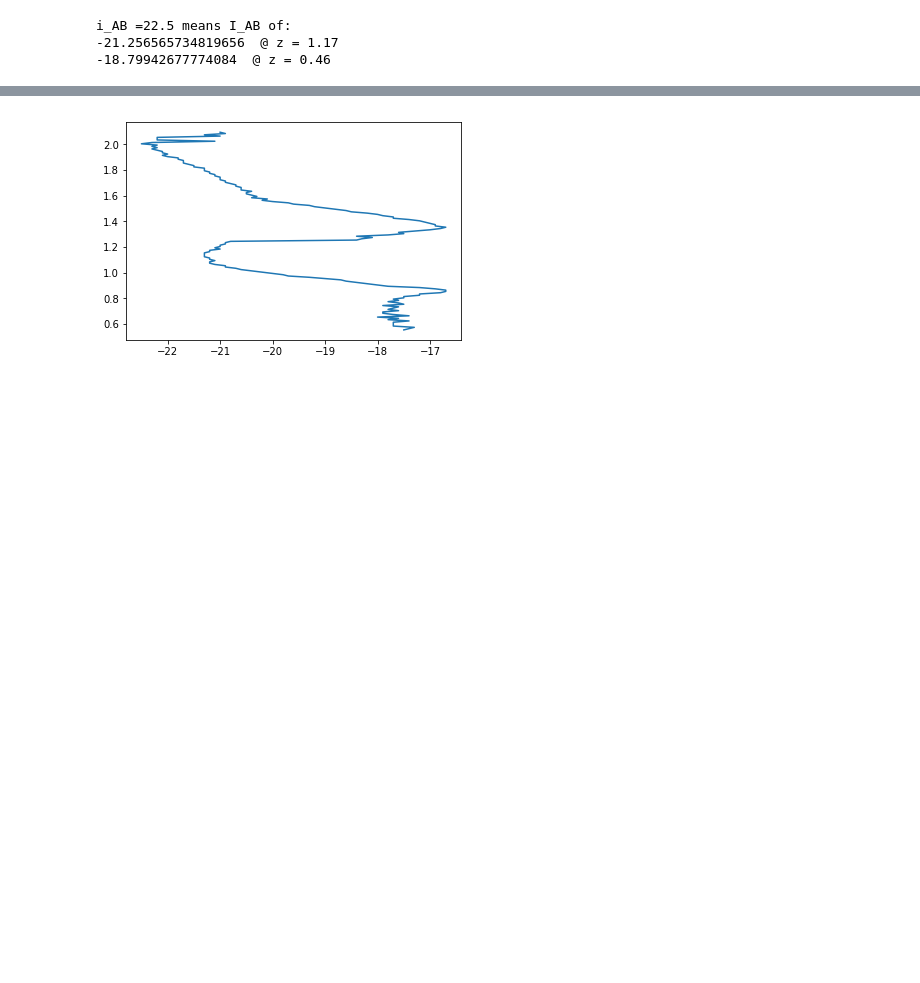
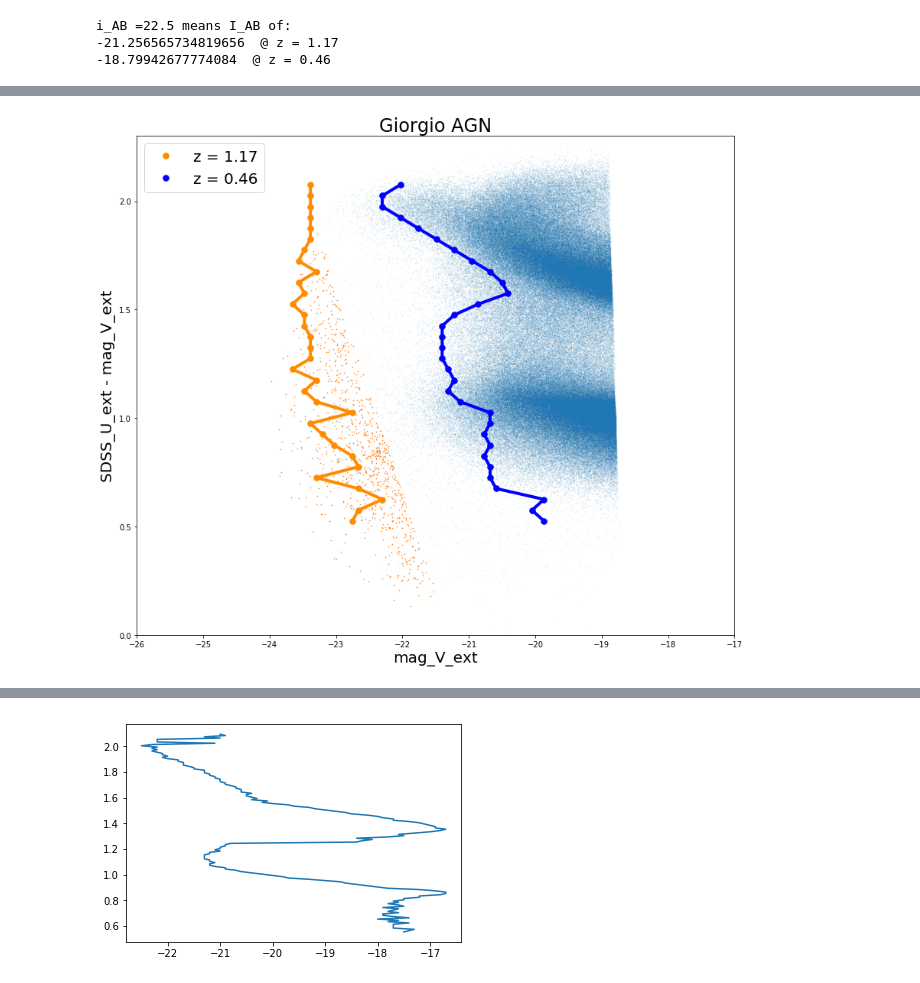
Before and after one commit to GiorgioManzoni/cosma_colmag, a Jupyter notebook: Plot_colour_magnitudes.ipynb, the cells around one changed output, grey strips where cells are left out. Drawn from its saved outputs; the diff is of its cells as text; code cells hidden in the pictures; blank space fills up the shorter version.

```diff
--- a/Plot_colour_magnitudes.ipynb
+++ b/Plot_colour_magnitudes.ipynb
@@ -401,0 +522,14 @@ print(len(v47_tot_feed))
+# %%
+colmag_cut(v37=v37_tot_feed,
+           u37=u37_tot_feed,
+           i37=i37_tot_feed,
+           v47=v47_tot_feed,
+           u47=u47_tot_feed,
+           i47=i47_tot_feed,
+           title='Giorgio AGN',
+           path_fig='./plots/colmag_giorgio_feed.png',
+           xbsz=0.09,
+           ybsz=0.05,
+           thr=0.15)
+# %% [output]
+[figure, added]
```
Also changed, not shown: parts of 21 cells of this notebook.
